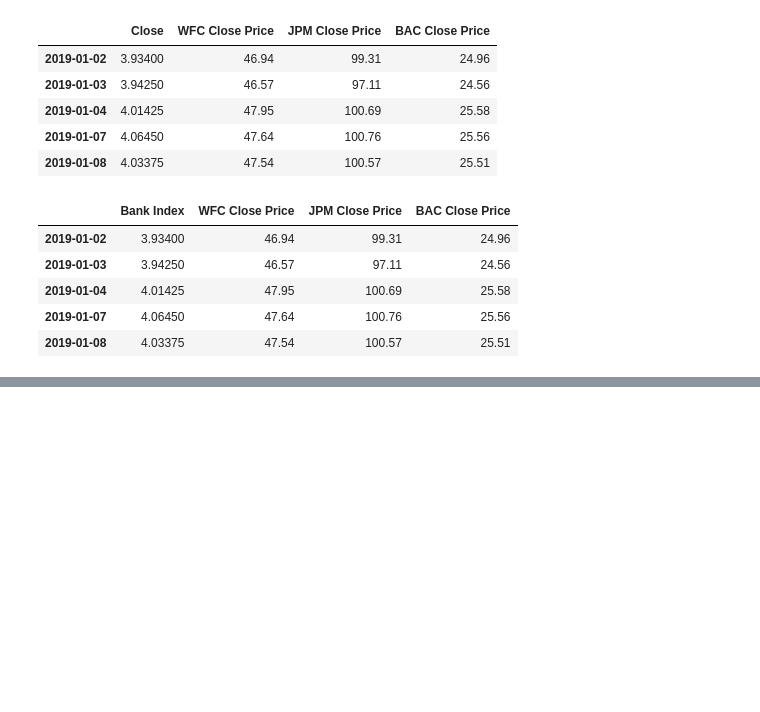
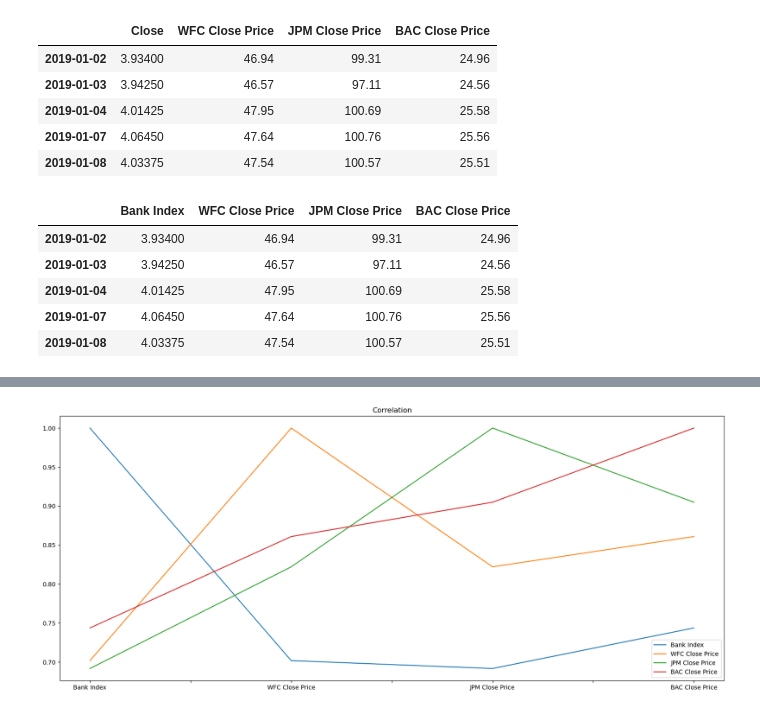
Before and after one commit to justicebangura/Project-1, a Jupyter notebook: Stock Price Data.ipynb, the cells around one changed output, grey strips where cells are left out. Saved outputs shown, nothing was run; the diff lists cells and outputs as text; code cells hidden in the pictures; blank space fills up the shorter version.

```diff
--- a/Stock Price Data.ipynb
+++ b/Stock Price Data.ipynb
@@ -124,0 +252,5 @@ all_bank_stock_prices_df.to_csv('Stock_Price_Data.csv', index=True, index_label=
+# %%
+# plot correlation
+daily_returns.corr().plot(figsize=(20,8), title = 'Correlation');
+# %% [output]
+[figure, added]
```
Also changed, not shown: parts of 36 cells of this notebook, 3 other files.
